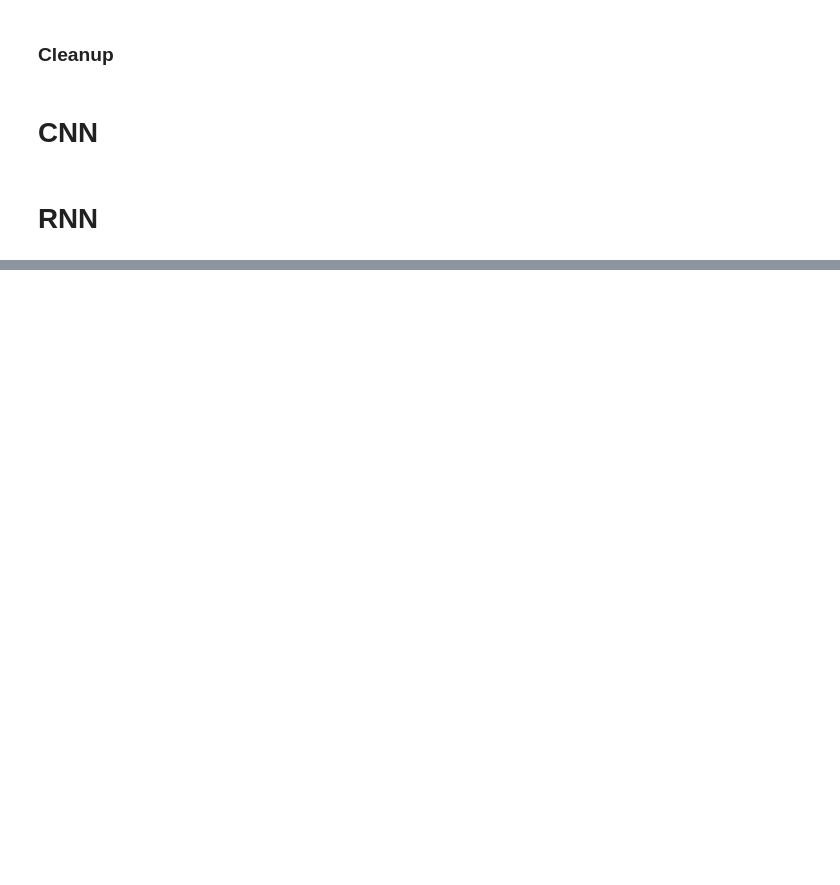
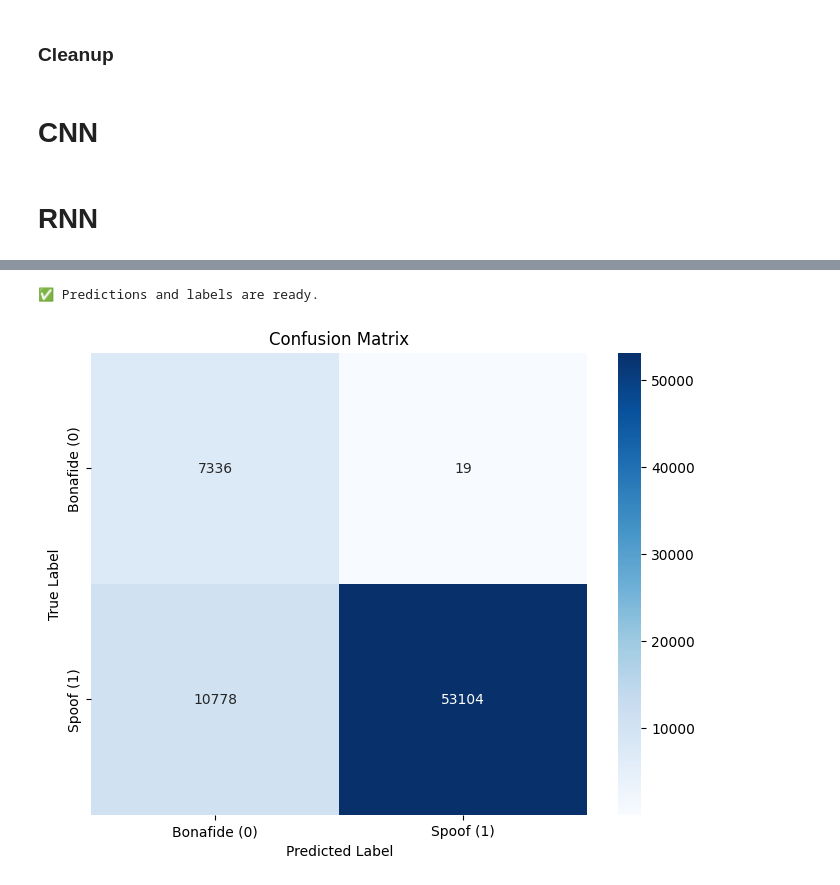
Before and after one commit to Rrazr/deep-learning-voice-authenticator, a Jupyter notebook: Voice_Auth.ipynb, the cells around one changed output, grey strips where cells are left out. Saved outputs shown, nothing was run; the diff lists cells and outputs as text; code cells hidden in the pictures; blank space fills up the shorter version.

```diff
--- a/Voice_Auth.ipynb
+++ b/Voice_Auth.ipynb
@@ -260,0 +369,12 @@ process_and_write_tfrecords(
+# %%
+# Load the evaluation dataset
+eval_dataset = tf.data.TFRecordDataset(
+    GCS_EVAL_PATH, num_parallel_reads=tf.data.AUTOTUNE
+)
+eval_dataset = (
+    eval_dataset.map(parse_tfrecord_fn, num_parallel_calls=tf.data.AUTOTUNE)
+    .padded_batch(BATCH_SIZE, padded_shapes=([None, N_MELS], []))
+    .prefetch(buffer_size=tf.data.AUTOTUNE)
+)
+
+print(f"✅ Evaluation dataset: {eval_dataset}")
@@ -375,0 +638,51 @@ Epoch 1/20
+# %%
+import numpy as np
+import seaborn as sns
+import matplotlib.pyplot as plt
+from sklearn.metrics import confusion_matrix
+
+print("Running predictions on the eval dataset to build confusion matrix...")
+
+try:
+    # --- 1. Get True Labels (y_true) ---
+    # We need to loop over the eval_dataset to get all the true labels
+    y_true = []
+    for spectrograms, labels in eval_dataset:
+        y_true.extend(labels.numpy())
+
+    # Convert to a NumPy array
+    y_true = np.array(y_true)
+
+    # --- 2. Get Predicted Labels (y_pred) ---
+    # First, get the raw sigmoid probabilities from the model
+    y_pred_probs = model.predict(eval_dataset)
+
+    # Convert probabilities to class labels (0 or 1) using a 0.5 threshold
+    y_pred_classes = (y_pred_probs > 0.5).astype(int).flatten()
+
+    print("✅ Predictions and labels are ready.")
+
+    # --- 3. Calculate Confusion Matrix ---
+    # Note: We must have the 'eval_dataset' variable
+    cm = confusion_matrix(y_true, y_pred_classes)
+
+    # --- 4. Plot the Matrix ---
+    plt.figure(figsize=(8, 6))
+    sns.heatmap(
+        cm,
+        annot=True,     # Show the numbers in each cell
+        fmt='d',        # Format as integers
+        cmap='Blues',   # Color scheme
+        xticklabels=['Bonafide (0)', 'Spoof (1)'],
+        yticklabels=['Bonafide (0)', 'Spoof (1)']
+    )
+    plt.title('Confusion Matrix')
+    plt.ylabel('True Label')
+    plt.xlabel('Predicted Label')
+    plt.show()
+
+except NameError as e:
+    print(f"\n❌ ERROR: A variable is missing: {e}")
+    print("Please make sure you have run your 'TFRecord Pipeline Cell' (for eval_dataset)")
+    print("and your 'Load Model Cell' (for model) in this session.")
+# %% [output]
@@ -375,0 +691,2 @@ Epoch 1/20
+✅ Predictions and labels are ready.
+[figure, added]
```
Also changed, not shown: parts of 15 cells of this notebook.
